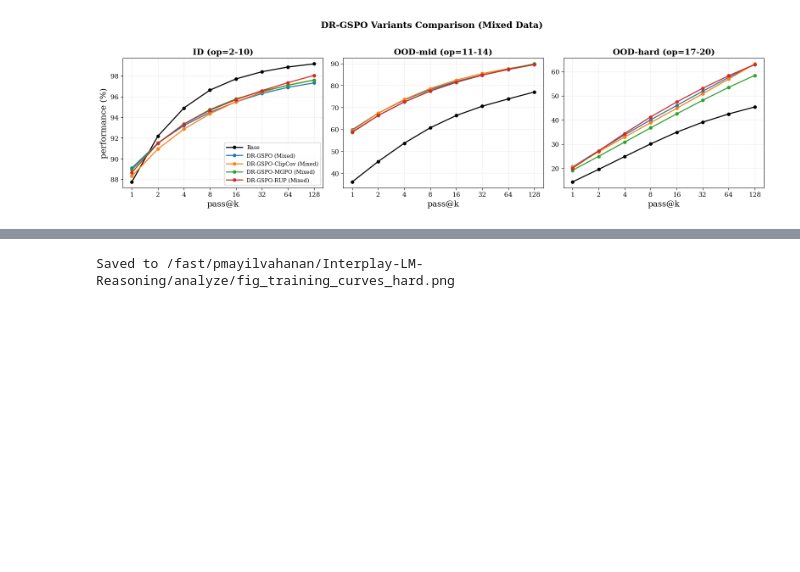
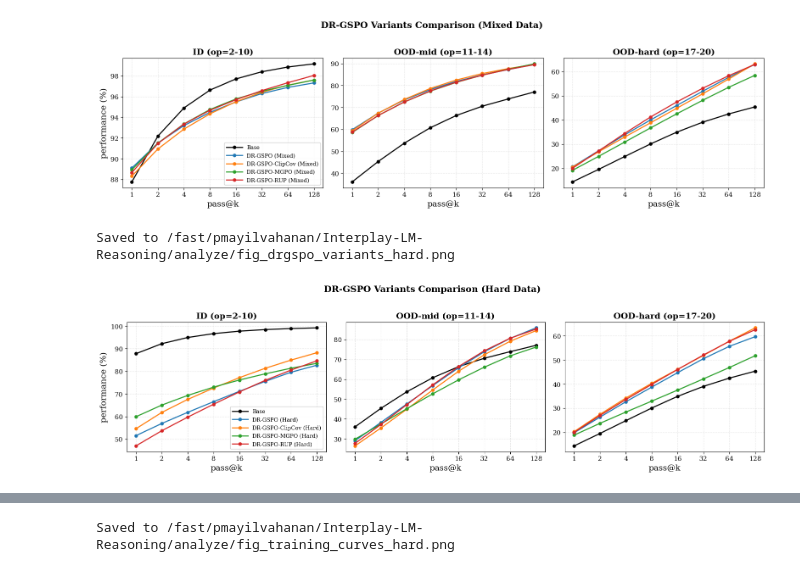
Before and after one commit to FanfeiLi/Interplay-LM-Reasoning, a Jupyter notebook: analyze/results.ipynb, the cells around one changed output, grey strips where cells are left out. Drawn from its saved outputs; the diff is of its cells as text; code cells hidden in the pictures; blank space fills up the shorter version.

Commit message:
analyze more results rl exploration

```diff
--- a/analyze/results.ipynb
+++ b/analyze/results.ipynb
@@ -535,6 +543,35 @@ fig7 = plot_pass_at_k(
 # %% [output]
 Saved to /fast/pmayilvahanan/Interplay-LM-Reasoning/analyze/fig_drgspo_variants_mixed.png
 [figure]
+# %%
+# ── Plot 7: All DR-GSPO variants comparison ──────────────────────────────────
+# Compare all DR-GSPO variants: standard, ClipCov, MGPO, RUP on a single data regime (Mixed)
+
+run_groups_drgspo_variants_hard = {
+    "Base":                     ["base_model_eval_pass128"],
+    "DR-GSPO (Hard)":          ["dr_gspo_hard"],
+    "DR-GSPO-ClipCov (Hard)":  ["dr_gspo_clip_cov_hard"],
+    "DR-GSPO-MGPO (Hard)":     ["dr_gspo_mgpo_hard"],
+    "DR-GSPO-RUP (Hard)":      ["dr_gspo_rup_hard"],
+}
+
+colors_variants = {
+    "Base":                     "black",
+    "DR-GSPO (Hard)":          "#1f77b4",   # blue
+    "DR-GSPO-ClipCov (Hard)":  "#ff7f0e",   # orange
+    "DR-GSPO-MGPO (Hard)":     "#2ca02c",   # green
+    "DR-GSPO-RUP (Hard)":      "#d62728",   # red
+}
+
+fig7 = plot_pass_at_k(
+    run_groups_drgspo_variants_hard,
+    title="DR-GSPO Variants Comparison (Hard Data)",
+    colors=colors_variants,
+    save_path="/fast/pmayilvahanan/Interplay-LM-Reasoning/analyze/fig_drgspo_variants_hard.png",
+)
+# %% [output]
+Saved to /fast/pmayilvahanan/Interplay-LM-Reasoning/analyze/fig_drgspo_variants_hard.png
+[figure, added]
 # %%
 # ── Plot 8: Training curves (pass@1 over training steps) ─────────────────────
 # Show how pass@1 evolves during training for different runs
```
Also changed, not shown: parts of 4 cells of this notebook, 5 other files.
